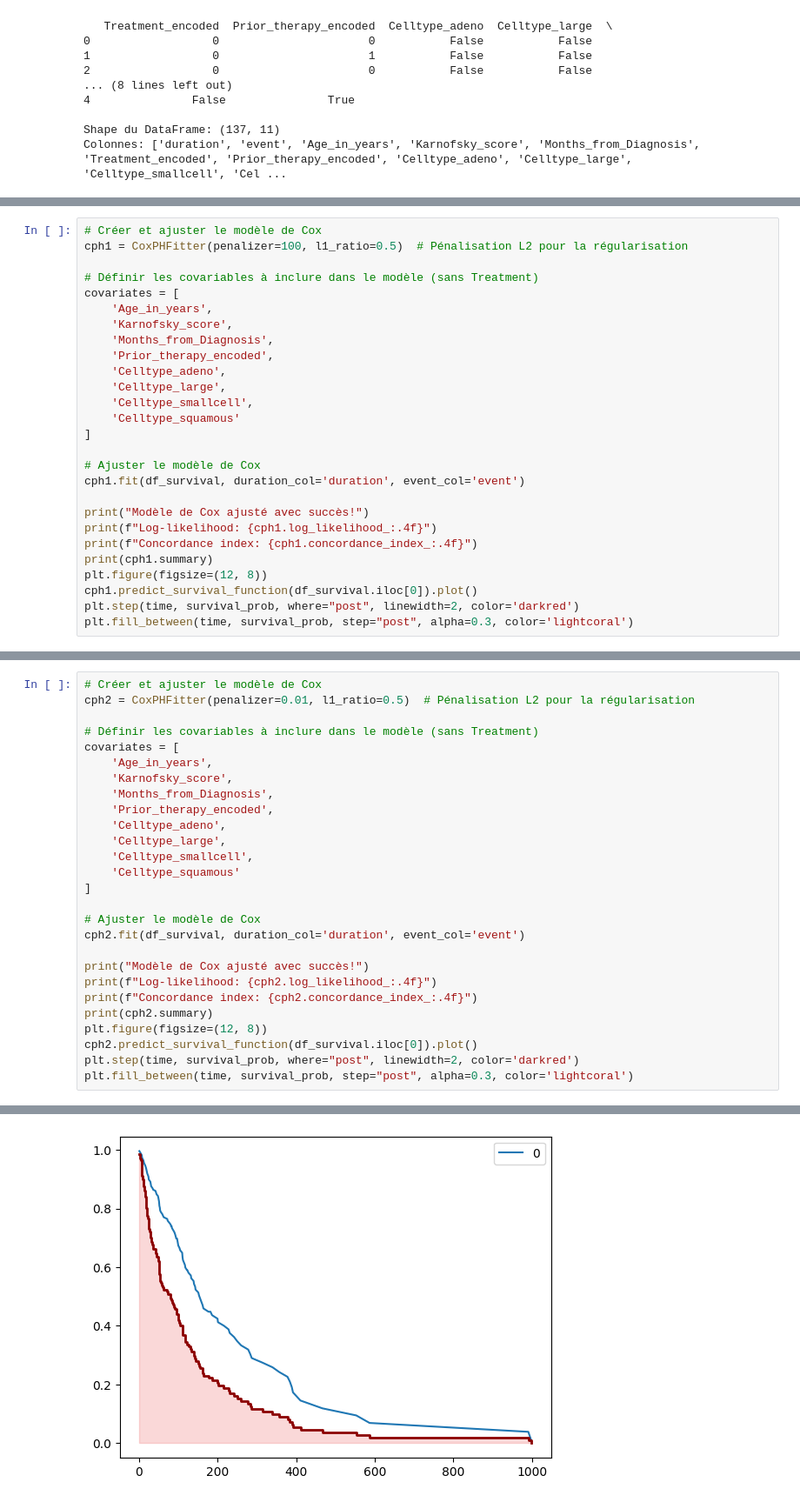
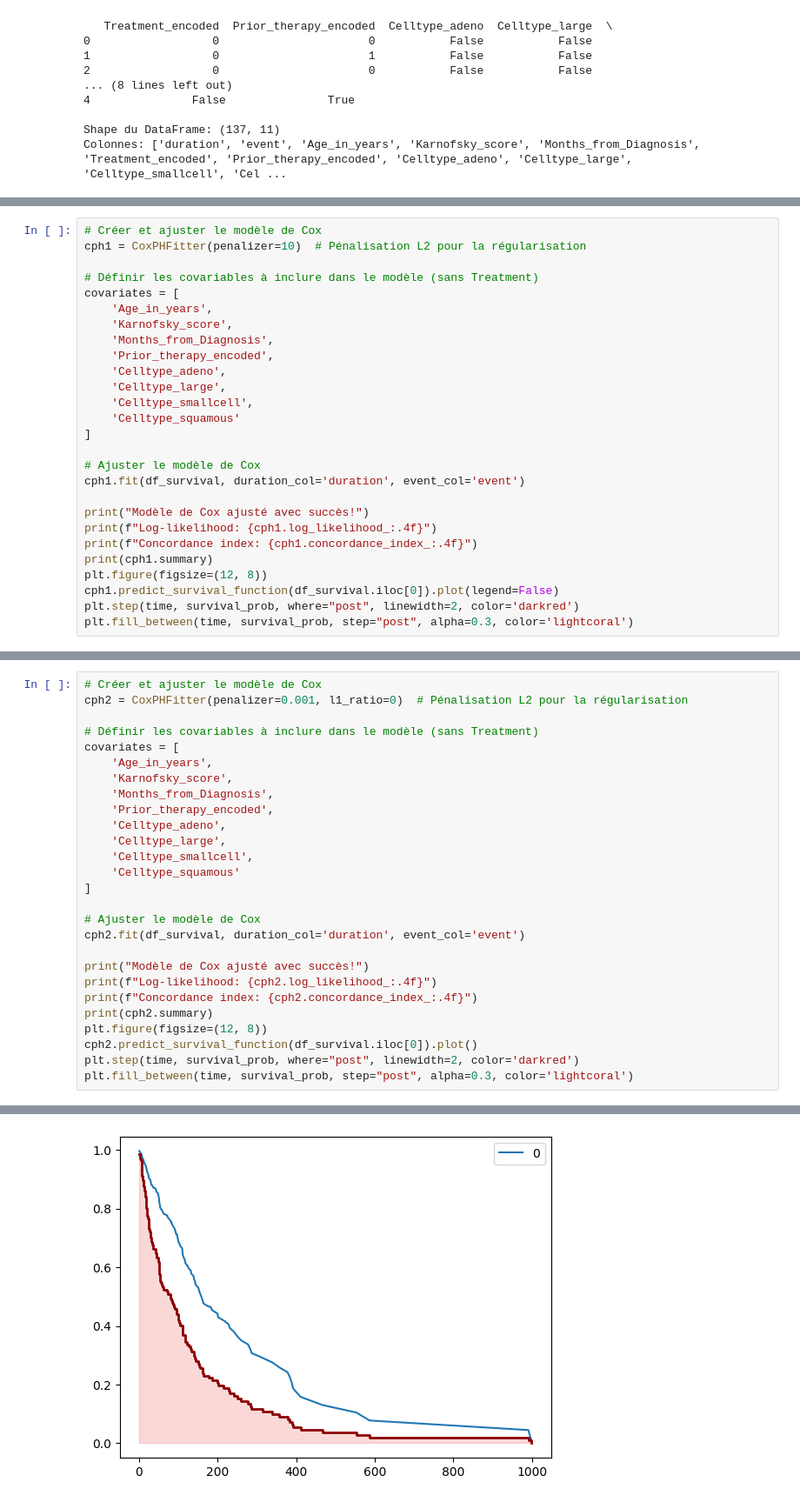
Before and after one commit to thomaspogu/Survival-analysis---Projet-ORRA, a Jupyter notebook: k_m_estimator_skicit.ipynb, the cells around one changed output, grey strips where cells are left out. Shown at 87% size. Drawn from its saved outputs; the diff is of its cells as text.

```diff
--- a/k_m_estimator_skicit.ipynb
+++ b/k_m_estimator_skicit.ipynb
@@ -164,6 +164,6 @@ Modèle 1, "surraprenti", grosse pénalisation pour que ça feat bien
 # %%
 # Créer et ajuster le modèle de Cox
-cph1 = CoxPHFitter(penalizer=100, l1_ratio=0.5)  # Pénalisation L2 pour la régularisation
+cph1 = CoxPHFitter(penalizer=10)  # Pénalisation L2 pour la régularisation
 
 # Définir les covariables à inclure dans le modèle (sans Treatment)
 covariates = [
@@ -185,7 +185,7 @@ print(f"Log-likelihood: {cph1.log_likelihood_:.4f}")
 print(f"Concordance index: {cph1.concordance_index_:.4f}")
 print(cph1.summary)
 plt.figure(figsize=(12, 8))
-cph1.predict_survival_function(df_survival.iloc[0]).plot()
+cph1.predict_survival_function(df_survival.iloc[0]).plot(legend=False)
 plt.step(time, survival_prob, where="post", linewidth=2, color='darkred')
 plt.fill_between(time, survival_prob, step="post", alpha=0.3, color='lightcoral')
 # %% [output]
@@ -214,6 +214,6 @@ Modèle 2, moins proche des data,  petite pénalisation
 # %%
 # Créer et ajuster le modèle de Cox
-cph2 = CoxPHFitter(penalizer=0.01, l1_ratio=0.5)  # Pénalisation L2 pour la régularisation
+cph2 = CoxPHFitter(penalizer=0.001, l1_ratio=0)  # Pénalisation L2 pour la régularisation
 
 # Définir les covariables à inclure dans le modèle (sans Treatment)
 covariates = [
@@ -259,4 +259,4 @@ Celltype_squamous       0.623958
 <matplotlib.collections.FillBetweenPolyCollection at 0x...>
 <Figure size 1200x800 with 0 Axes>
-[figure, old version]
+[figure, new version]
 # %% [markdown]
```
Also changed, not shown: parts of 8 cells of this notebook.
